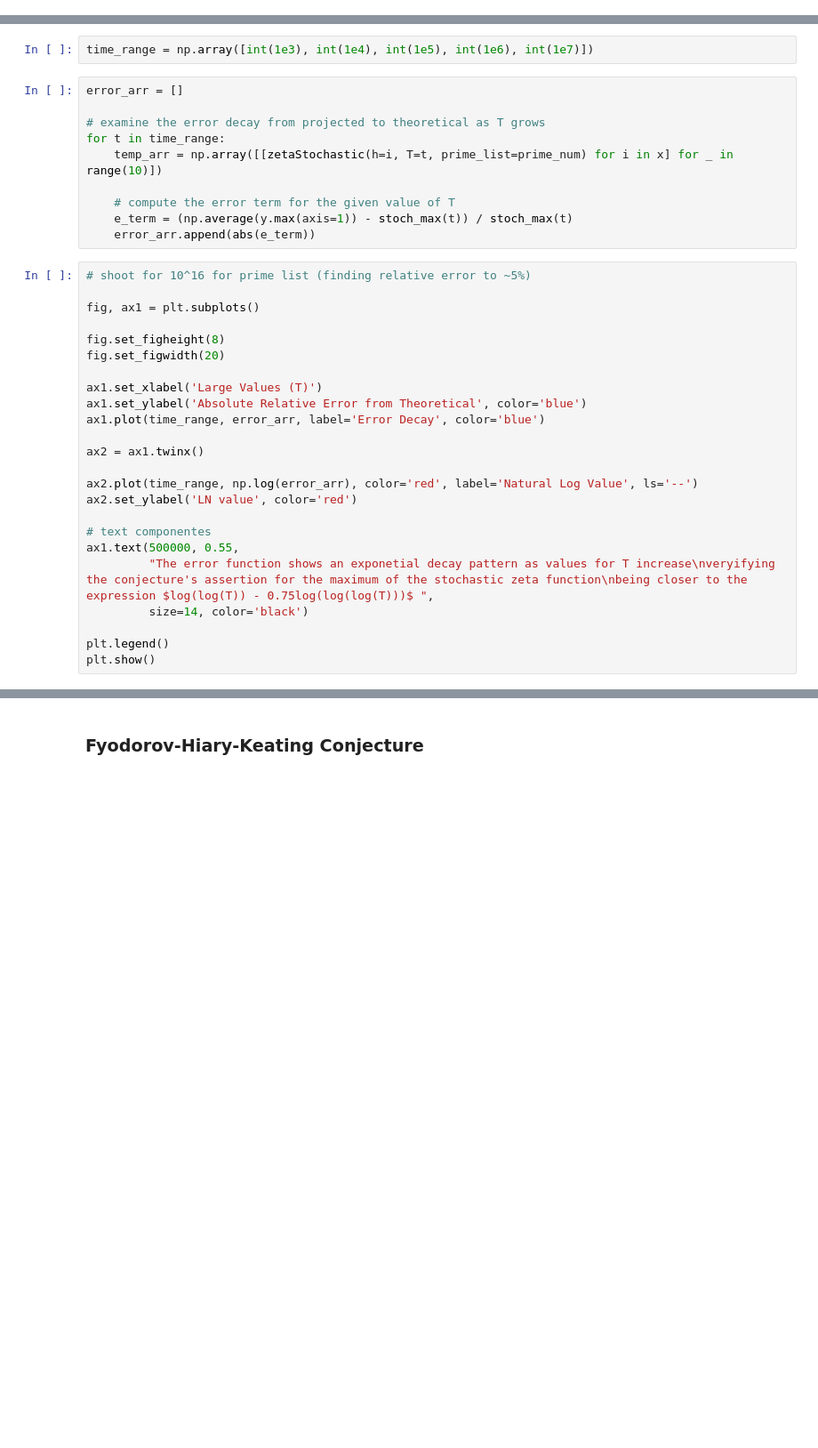
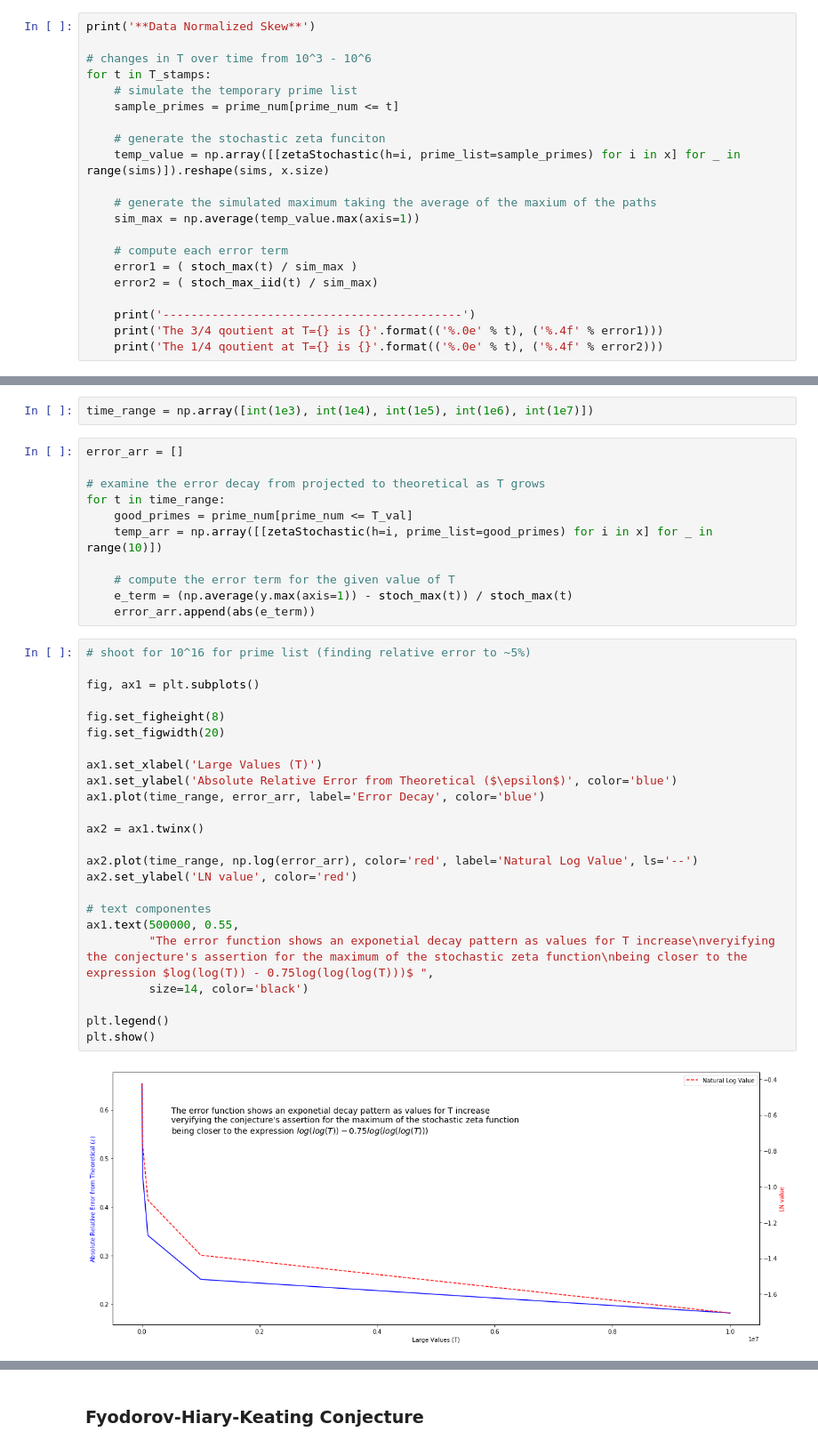
Before and after one commit to Raj9898/Random_Zeta, a Jupyter notebook: Zeta Function Simulation.ipynb, the cells around one changed output, grey strips where cells are left out. Shown at 89% size. Drawn from its saved outputs; the diff is of its cells as text; blank space fills up the shorter version.

```diff
--- a/Zeta Function Simulation.ipynb
+++ b/Zeta Function Simulation.ipynb
@@ -368,0 +382,21 @@ plt.show()
+# %%
+print('**Data Normalized Skew**')
+
+# changes in T over time from 10^3 - 10^6
+for t in T_stamps:
+    # simulate the temporary prime list
+    sample_primes = prime_num[prime_num <= t]
+
+    # generate the stochastic zeta funciton
+    temp_value = np.array([[zetaStochastic(h=i, prime_list=sample_primes) for i in x] for _ in range(sims)]).reshape(sims, x.size)
+
+    # generate the simulated maximum taking the average of the maxium of the paths
+    sim_max = np.average(temp_value.max(axis=1))
+
+    # compute each error term
+    error1 = ( stoch_max(t) / sim_max )
+    error2 = ( stoch_max_iid(t) / sim_max)
+
+    print('-------------------------------------------')
+    print('The 3/4 qoutient at T={} is {}'.format(('%.0e' % t), ('%.4f' % error1)))
+    print('The 1/4 qoutient at T={} is {}'.format(('%.0e' % t), ('%.4f' % error2)))
@@ -377,7 +427,8 @@ error_arr = []
 
 # examine the error decay from projected to theoretical as T grows
 for t in time_range:
-    temp_arr = np.array([[zetaStochastic(h=i, T=t, prime_list=prime_num) for i in x] for _ in range(10)])
+    good_primes = prime_num[prime_num <= T_val]
+    temp_arr = np.array([[zetaStochastic(h=i, prime_list=good_primes) for i in x] for _ in range(10)])
 
     # compute the error term for the given value of T
     e_term = (np.average(y.max(axis=1)) - stoch_max(t)) / stoch_max(t)
@@ -385,27 +436,29 @@ for t in time_range:
 # %%
 # shoot for 10^16 for prime list (finding relative error to ~5%)
 
 fig, ax1 = plt.subplots()
 
 fig.set_figheight(8)
 fig.set_figwidth(20)
 
 ax1.set_xlabel('Large Values (T)')
-ax1.set_ylabel('Absolute Relative Error from Theoretical', color='blue')
+ax1.set_ylabel('Absolute Relative Error from Theoretical ($\epsilon$)', color='blue')
 ax1.plot(time_range, error_arr, label='Error Decay', color='blue')
 
 ax2 = ax1.twinx()
 
 ax2.plot(time_range, np.log(error_arr), color='red', label='Natural Log Value', ls='--')
 ax2.set_ylabel('LN value', color='red')
 
 # text componentes
 ax1.text(500000, 0.55,
          "The error function shows an exponetial decay pattern as values for T increase\nveryifying the conjecture's assertion for the maximum of the stochastic zeta function\nbeing closer to the expression $log(log(T)) - 0.75log(log(log(T)))$ ",
          size=14, color='black')
 
 plt.legend()
 plt.show()
+# %% [output]
+[figure, added]
 # %% [markdown]
 Taking our log of the error term, we can determine the approximate value of $T$ such that our relative error is bounded by $0.05$. This follows as such:
 $$\epsilon = \frac{(\hat{max}_{|h|<1}X_t(h) - max_{|h|<1}X_t(h))}{max_{|h|<1}X_t(h)}$$
```
Also changed, not shown: parts of 29 cells of this notebook.
